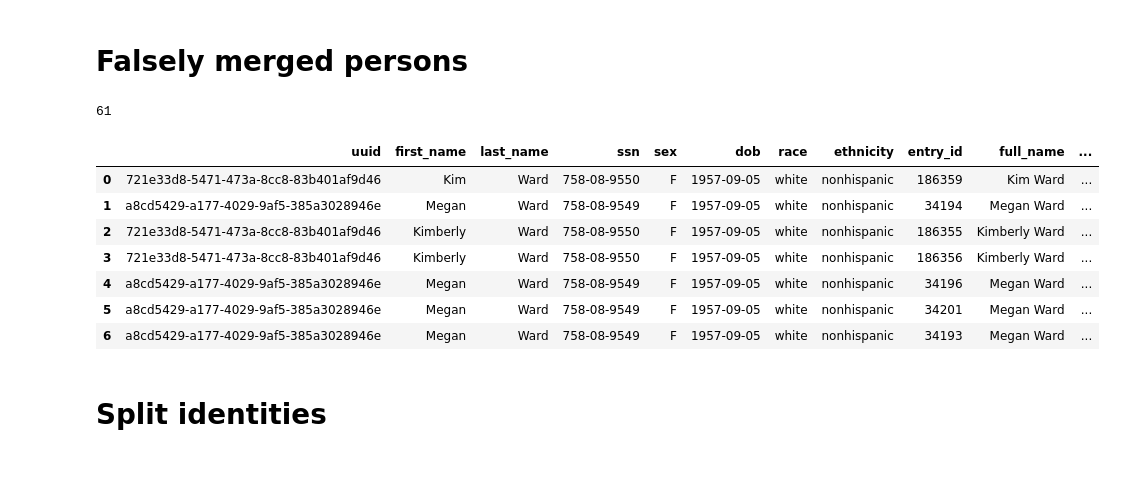
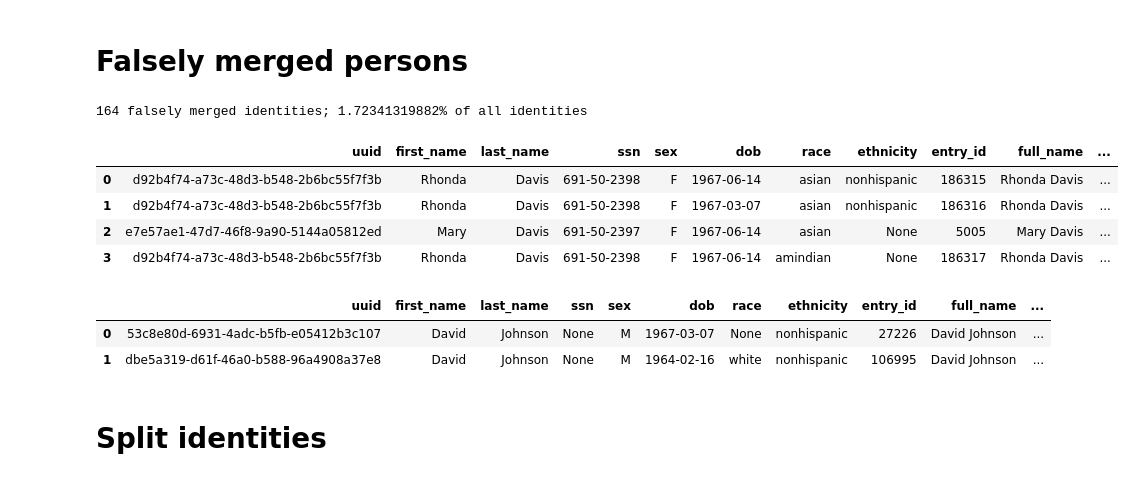
Before and after one commit to dssg/pgdedupe, a Jupyter notebook: Deduplication validation.ipynb, the cells around one changed output. Saved outputs shown, nothing was run; the diff lists cells and outputs as text; code cells hidden in the pictures.

```diff
--- a/Deduplication validation.ipynb
+++ b/Deduplication validation.ipynb
@@ -43,22 +46,26 @@ plt.ylabel("Number of identities");
 # Falsely merged persons
 # %%
 df = pd.read_sql('SELECT dedupe_id, count(distinct uuid) from dedupe.entries where dedupe_id is not null group by dedupe_id', engine)
-sum(df['count'] > 1)
+print("{} falsely merged identities; {}% of all identities".format(sum(df['count'] > 1), 100*sum(df['count'] > 1)/actual))
 # %% [output]
-61
+164 falsely merged identities; 1.72341319882% of all identities
 # %%
 dups = df[df['count'] > 1].dedupe_id
-# First ten are all twins with off-by-one SSNs
-pd.read_sql('SELECT * FROM dedupe.entries WHERE dedupe_id = {}'.format(dups.iloc[10]), engine)
+# Many are twins with off-by-one SSNs
+pd.read_sql('SELECT * FROM dedupe.entries WHERE dedupe_id = {}'.format(dups.iloc[14]), engine)
 # %% [output]
 |  | uuid | first_name | last_name | ssn | sex | dob | race | ethnicity | entry_id | full_name | ... |
-| 0 | 721e33d8-5471-473a-8cc8-83b401af9d46 | Kim | Ward | 758-08-9550 | F | 1957-09-05 | white | nonhispanic | 186359 | Kim Ward | ... |
-| 1 | a8cd5429-a177-4029-9af5-385a3028946e | Megan | Ward | 758-08-9549 | F | 1957-09-05 | white | nonhispanic | 34194 | Megan Ward | ... |
-| 2 | 721e33d8-5471-473a-8cc8-83b401af9d46 | Kimberly | Ward | 758-08-9550 | F | 1957-09-05 | white | nonhispanic | 186355 | Kimberly Ward | ... |
-| 3 | 721e33d8-5471-473a-8cc8-83b401af9d46 | Kimberly | Ward | 758-08-9550 | F | 1957-09-05 | white | nonhispanic | 186356 | Kimberly Ward | ... |
-| 4 | a8cd5429-a177-4029-9af5-385a3028946e | Megan | Ward | 758-08-9549 | F | 1957-09-05 | white | nonhispanic | 34196 | Megan Ward | ... |
-| 5 | a8cd5429-a177-4029-9af5-385a3028946e | Megan | Ward | 758-08-9549 | F | 1957-09-05 | white | nonhispanic | 34201 | Megan Ward | ... |
-| 6 | a8cd5429-a177-4029-9af5-385a3028946e | Megan | Ward | 758-08-9549 | F | 1957-09-05 | white | nonhispanic | 34193 | Megan Ward | ... |
+| 0 | d92b4f74-a73c-48d3-b548-2b6bc55f7f3b | Rhonda | Davis | 691-50-2398 | F | 1967-06-14 | asian | nonhispanic | 186315 | Rhonda Davis | ... |
+| 1 | d92b4f74-a73c-48d3-b548-2b6bc55f7f3b | Rhonda | Davis | 691-50-2398 | F | 1967-03-07 | asian | nonhispanic | 186316 | Rhonda Davis | ... |
+| 2 | e7e57ae1-47d7-46f8-9a90-5144a05812ed | Mary | Davis | 691-50-2397 | F | 1967-06-14 | asian | None | 5005 | Mary Davis | ... |
+| 3 | d92b4f74-a73c-48d3-b548-2b6bc55f7f3b | Rhonda | Davis | 691-50-2398 | F | 1967-06-14 | amindian | None | 186317 | Rhonda Davis | ... |
+# %%
+# Some are just really similar:
+pd.read_sql('SELECT * FROM dedupe.entries WHERE dedupe_id = {}'.format(dups.iloc[4]), engine)
+# %% [output]
+|  | uuid | first_name | last_name | ssn | sex | dob | race | ethnicity | entry_id | full_name | ... |
+| 0 | 53c8e80d-6931-4adc-b5fb-e05412b3c107 | David | Johnson | None | M | 1967-03-07 | None | nonhispanic | 27226 | David Johnson | ... |
+| 1 | dbe5a319-d61f-46a0-b588-96a4908a37e8 | David | Johnson | None | M | 1964-02-16 | white | nonhispanic | 106995 | David Johnson | ... |
 # %% [markdown]
 # Split identities
 # %%
```
Also changed, not shown: parts of 8 cells of this notebook, 1 other file.
